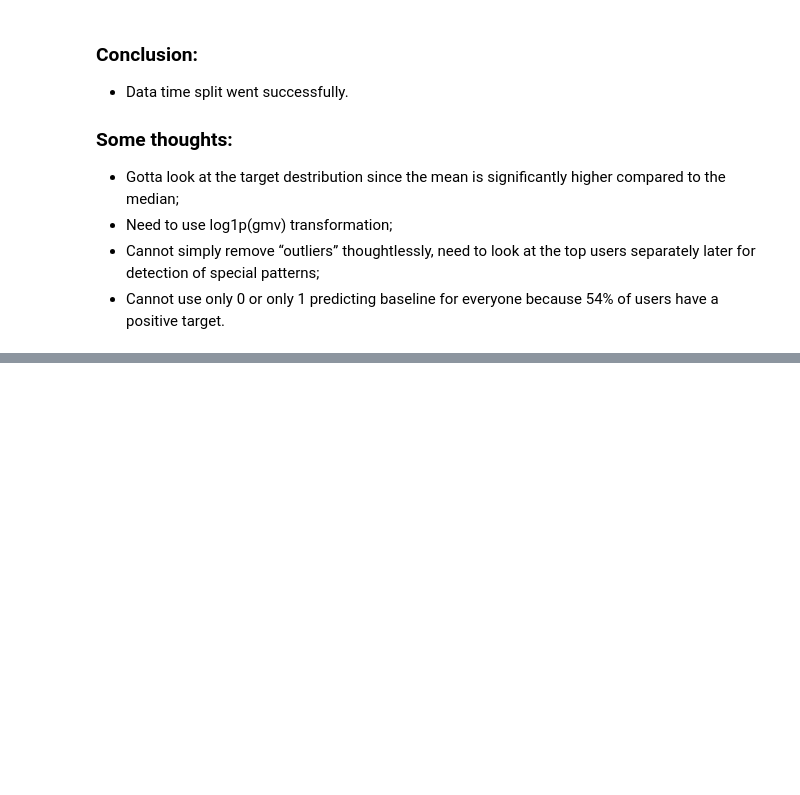
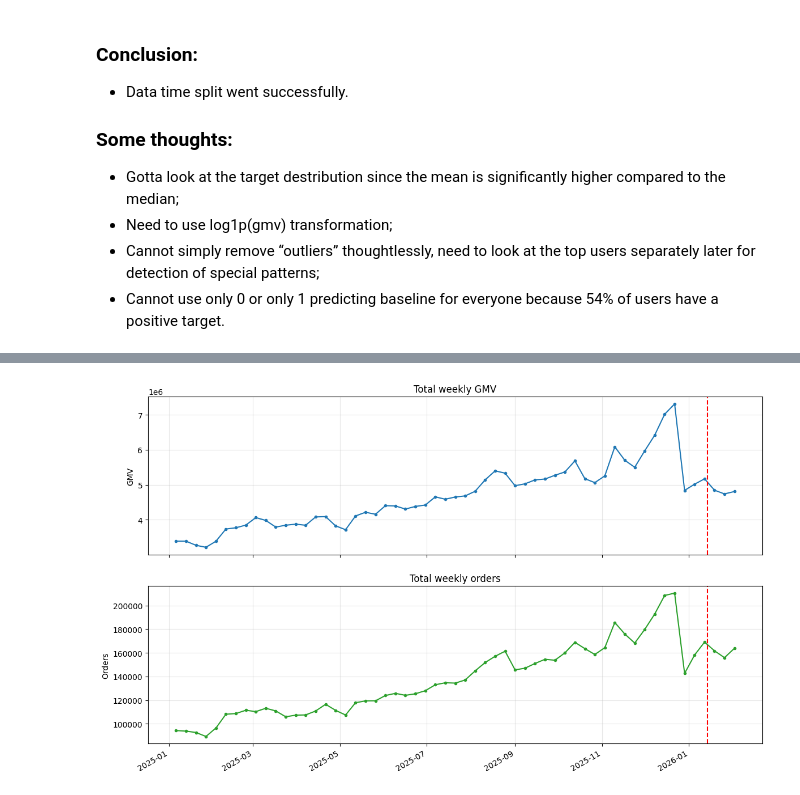
Before and after one commit to HelloImWebbieeee/E-cup_2026_by_Ozon_Tech, a Jupyter notebook: notebooks/data_eda.ipynb, the cells around one changed output, grey strips where cells are left out. Cells and saved outputs as stored; diff of their text form; code cells hidden in the pictures; blank space fills up the shorter version.

```diff
--- a/notebooks/data_eda.ipynb
+++ b/notebooks/data_eda.ipynb
@@ -501,0 +595,35 @@ q999                                          2933.555568355758
+# %%
+# OVERALL DYNAMICS OF GMV AND ORDERS BY WEEK
+fig, axes = plt.subplots(2, 1, figsize = (14, 9), sharex = True)
+
+# TOTAL GMV
+axes[0].plot(
+    weekly_full["week"],
+    weekly_full["gmv_sum"],
+    marker = "o",
+    markersize = 3,
+    color = "tab:blue",
+)
+axes[0].axvline(AS_OF, color = "red", linestyle = "--")
+axes[0].set_title("Total weekly GMV")
+axes[0].set_ylabel("GMV")
+axes[0].grid(alpha = 0.3)
+
+# ORDERS
+axes[1].plot(
+    weekly_full["week"],
+    weekly_full["orders_sum"],
+    marker = "o",
+    markersize = 3,
+    color = "tab:green",
+)
+axes[1].axvline(AS_OF, color = "red", linestyle = "--")
+axes[1].set_title("Total weekly orders")
+axes[1].set_ylabel("Orders")
+axes[1].grid(alpha = 0.3)
+
+fig.autofmt_xdate()
+fig.savefig(REPORTS_DIR / "02_weekly_gmv_and_orders.png", dpi = 150)
+plt.show()
+# %% [output]
+[figure, added]
```
Also changed, not shown: parts of 13 cells of this notebook, 1 other file.
